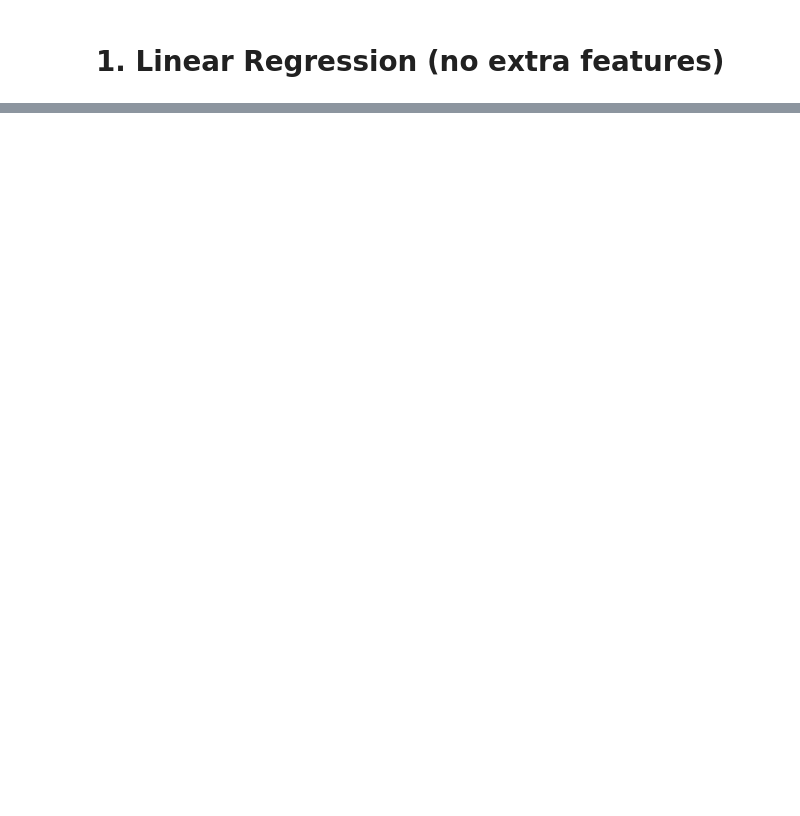
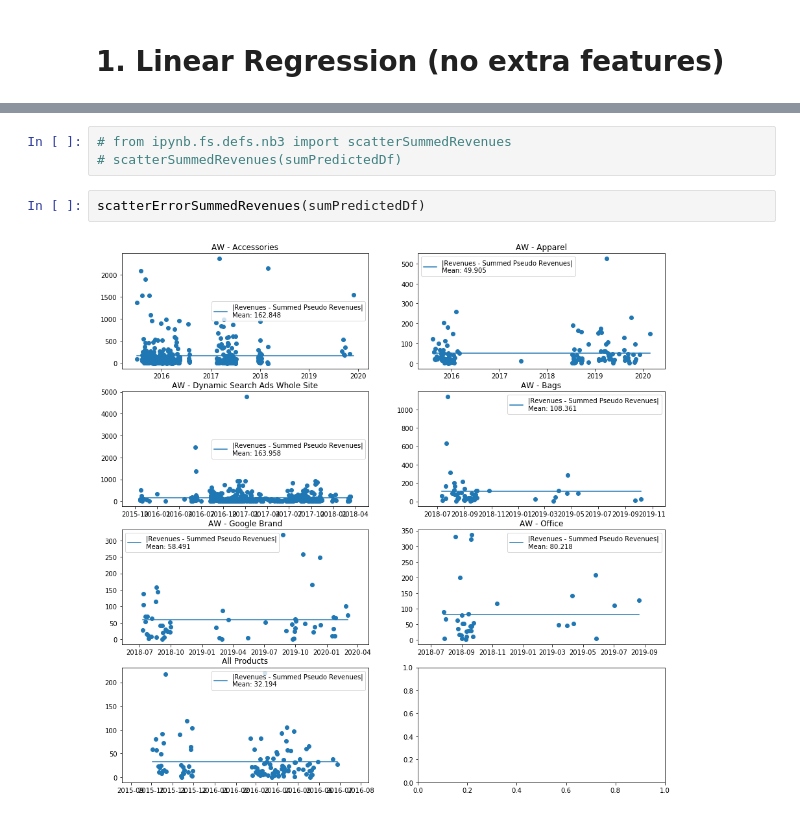
Before and after one commit to Morphl-AI/Ecommerce-Marketing-Spend-Optimization, a Jupyter notebook: Notebooks/4. Budget allocation - pseudo-revenue - first-revenue assumption - regressions .ipynb, the cells around one changed output, grey strips where cells are left out. Saved outputs shown, nothing was run; the diff lists cells and outputs as text; blank space fills up the shorter version.

```diff
--- a/Notebooks/4. Budget allocation - pseudo-revenue - first-revenue assumption - regressions .ipynb
+++ b/Notebooks/4. Budget allocation - pseudo-revenue - first-revenue assumption - regressions .ipynb
@@ -474,0 +412,7 @@ plotFinalResults(LRFinalDf, LROverallError)
+# %%
+# from ipynb.fs.defs.nb3 import scatterSummedRevenues
+# scatterSummedRevenues(sumPredictedDf)
+# %%
+scatterErrorSummedRevenues(sumPredictedDf)
+# %% [output]
+[figure, added]
```
Also changed, not shown: parts of 61 cells of this notebook.
